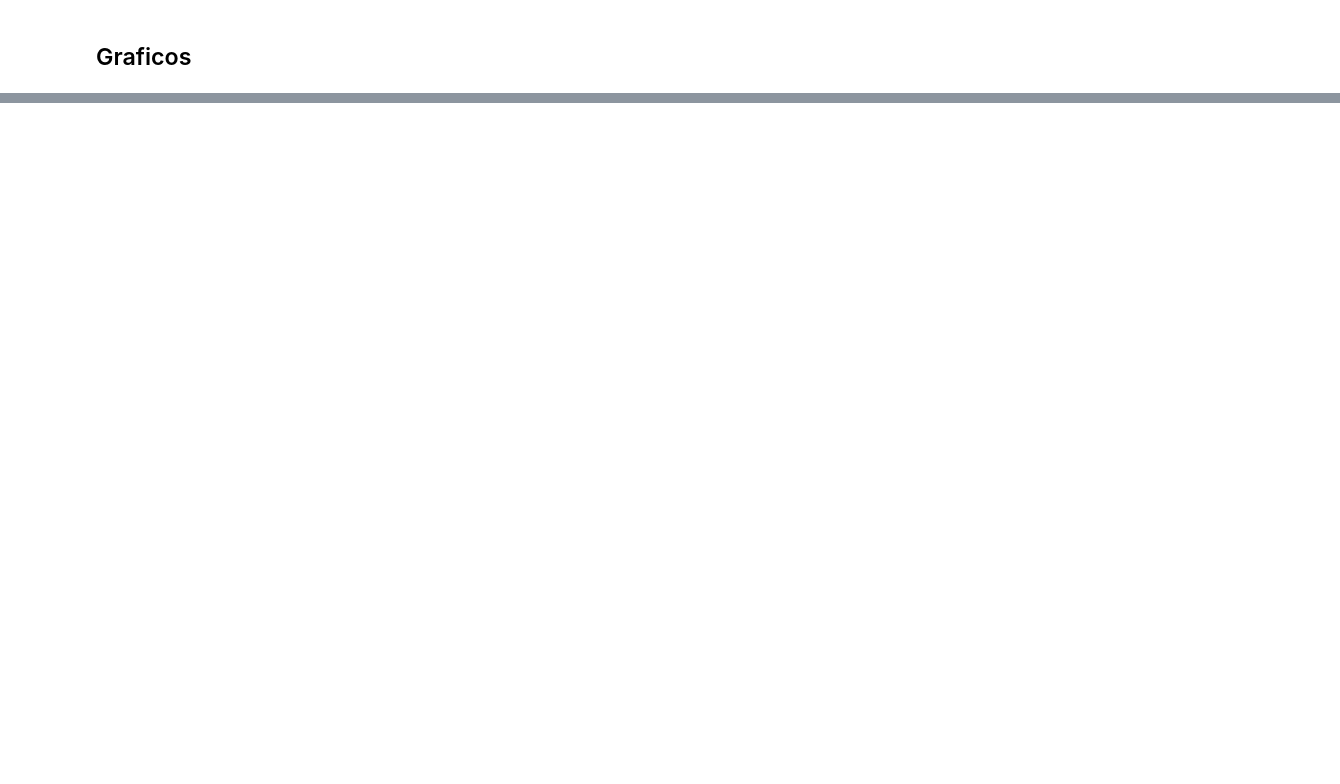
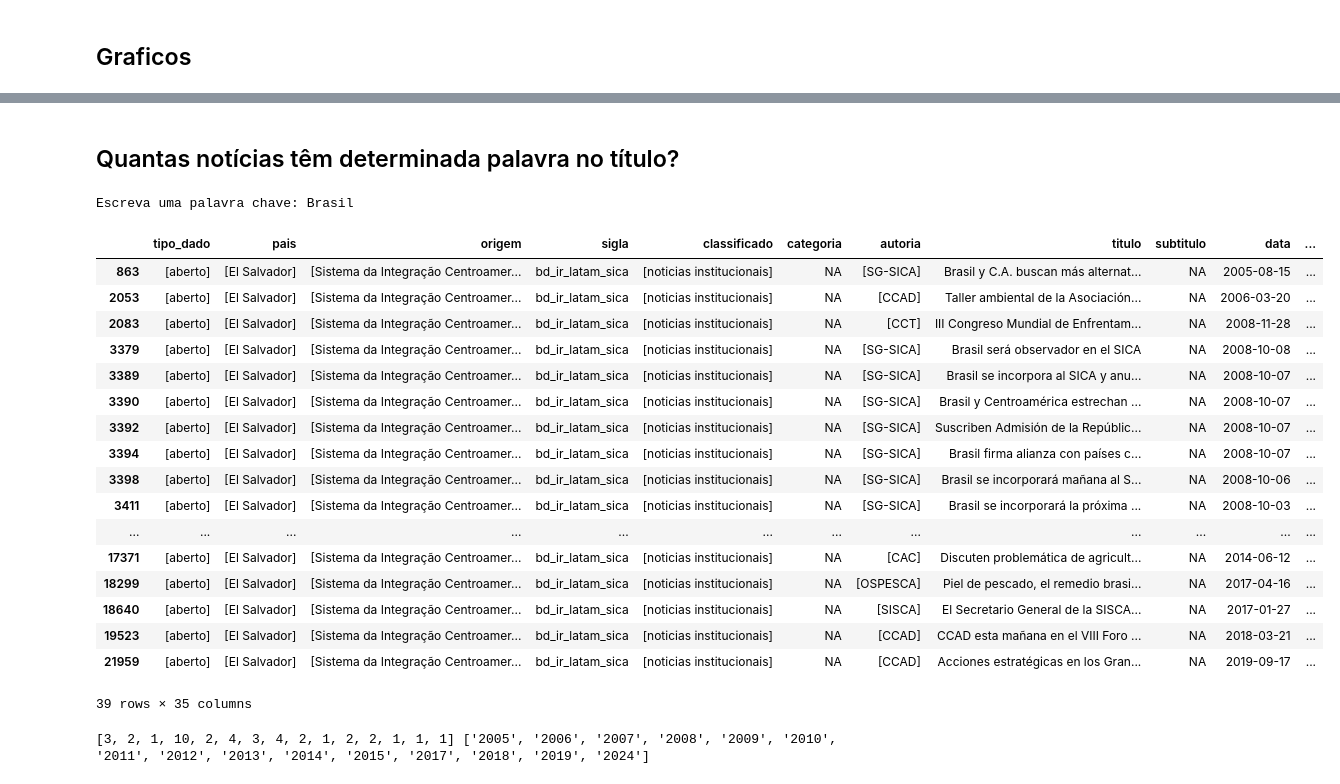
Before and after one commit to CaioPalombo/fundamentos, a Jupyter notebook: panda.ipynb, the cells around one changed output, grey strips where cells are left out. Drawn from its saved outputs; the diff is of its cells as text; code cells hidden in the pictures; blank space fills up the shorter version.

```diff
--- a/panda.ipynb
+++ b/panda.ipynb
@@ -255,0 +493,6 @@ ValueError: All arrays must be of the same length
+# %%
+df_sica['sigla'] = df_sica['sigla'].str.lower() #converte todo o texto para letras minúsculas.
+# df_sica['sigla'] = df_sica['sigla'].str.upper() #converte todo o texto para letras maiúsculas.
+df_sica['sigla'] = df_sica['sigla'].str.strip() #remove espaços em branco do início e fim.
+
+df_sica.head()
@@ -255,0 +535,25 @@ ValueError: All arrays must be of the same length
+# %%
+import nltk #Biblioteca de processamento de linguagem natual, de onde serão importadas as Stop Words
+from nltk.corpus import stopwords
+from nltk.tokenize import word_tokenize
+import string
+
+
+# Baixar stopwords do nltk e punkt_tab
+nltk.download('punkt')
+nltk.download('stopwords')
+nltk.download('punkt_tab') # Download the missing resource
+
+# Stopwords em português
+stop_words = set(stopwords.words('portuguese'))
+
+def normalizar_texto(texto):
+    texto = texto.lower() #coloca o texto em letras minúsculas
+    texto = texto.translate(str.maketrans('', '', string.punctuation)) #remove a pontuação
+    palavras = word_tokenize(texto) # tokenizar (dividir em palavras)
+    palavras = [palavra for palavra in palavras if palavra not in stop_words and len(palavra) > 1]  #remover stopwords e palavras com menos de 2 caracteres
+    return palavras
+
+df_sica['tokens'] = df_sica['paragrafos02'].apply(normalizar_texto)
+
+df_sica['tokens']
@@ -255,0 +583,8 @@ ValueError: All arrays must be of the same length
+# %%
+#noticia por ano
+
+df_sica['data']= pd.to_datetime(df_sica['data'], format='%d/%m/%Y')
+df_sica['ano']= pd.to_datetime(df_sica['data']).dt.year
+noticias_por_ano= df_sica['ano'].value_counts().sort_index()
+noticias_por_ano= noticias_por_ano.to_frame()
+noticias_por_ano
@@ -255,0 +615,34 @@ ValueError: All arrays must be of the same length
+# %% [markdown]
+## Quantas notícias têm determinada palavra no título?
+# %%
+palavra_chave = input('Escreva uma palavra chave: ')
+noticias = df_sica[df_sica['titulo'].str.contains(palavra_chave,case=False,na=False)]
+noticias
+# %% [output]
+Escreva uma palavra chave: Brasil
+|  | tipo_dado | pais | origem | sigla | classificado | categoria | autoria | titulo | subtitulo | data | ... |
+| 863 | [aberto] | [El Salvador] | [Sistema da Integração Centroamer... | bd_ir_latam_sica | [noticias institucionais] | NA | [SG-SICA] | Brasil y C.A. buscan más alternat... | NA | 2005-08-15 | ... |
+| 2053 | [aberto] | [El Salvador] | [Sistema da Integração Centroamer... | bd_ir_latam_sica | [noticias institucionais] | NA | [CCAD] | Taller ambiental de la Asociación... | NA | 2006-03-20 | ... |
+| 2083 | [aberto] | [El Salvador] | [Sistema da Integração Centroamer... | bd_ir_latam_sica | [noticias institucionais] | NA | [CCT] | III Congreso Mundial de Enfrentam... | NA | 2008-11-28 | ... |
+| 3379 | [aberto] | [El Salvador] | [Sistema da Integração Centroamer... | bd_ir_latam_sica | [noticias institucionais] | NA | [SG-SICA] | Brasil será observador en el SICA | NA | 2008-10-08 | ... |
+| 3389 | [aberto] | [El Salvador] | [Sistema da Integração Centroamer... | bd_ir_latam_sica | [noticias institucionais] | NA | [SG-SICA] | Brasil se incorpora al SICA y anu... | NA | 2008-10-07 | ... |
+| 3390 | [aberto] | [El Salvador] | [Sistema da Integração Centroamer... | bd_ir_latam_sica | [noticias institucionais] | NA | [SG-SICA] | Brasil y Centroamérica estrechan ... | NA | 2008-10-07 | ... |
+| 3392 | [aberto] | [El Salvador] | [Sistema da Integração Centroamer... | bd_ir_latam_sica | [noticias institucionais] | NA | [SG-SICA] | Suscriben Admisión de la Repúblic... | NA | 2008-10-07 | ... |
+| 3394 | [aberto] | [El Salvador] | [Sistema da Integração Centroamer... | bd_ir_latam_sica | [noticias institucionais] | NA | [SG-SICA] | Brasil firma alianza con países c... | NA | 2008-10-07 | ... |
+| 3398 | [aberto] | [El Salvador] | [Sistema da Integração Centroamer... | bd_ir_latam_sica | [noticias institucionais] | NA | [SG-SICA] | Brasil se incorporará mañana al S... | NA | 2008-10-06 | ... |
+| 3411 | [aberto] | [El Salvador] | [Sistema da Integração Centroamer... | bd_ir_latam_sica | [noticias institucionais] | NA | [SG-SICA] | Brasil se incorporará la próxima ... | NA | 2008-10-03 | ... |
+| ... | ... | ... | ... | ... | ... | ... | ... | ... | ... | ... | ... |
+| 17371 | [aberto] | [El Salvador] | [Sistema da Integração Centroamer... | bd_ir_latam_sica | [noticias institucionais] | NA | [CAC] | Discuten problemática de agricult... | NA | 2014-06-12 | ... |
+| 18299 | [aberto] | [El Salvador] | [Sistema da Integração Centroamer... | bd_ir_latam_sica | [noticias institucionais] | NA | [OSPESCA] | Piel de pescado, el remedio brasi... | NA | 2017-04-16 | ... |
+| 18640 | [aberto] | [El Salvador] | [Sistema da Integração Centroamer... | bd_ir_latam_sica | [noticias institucionais] | NA | [SISCA] | El Secretario General de la SISCA... | NA | 2017-01-27 | ... |
+| 19523 | [aberto] | [El Salvador] | [Sistema da Integração Centroamer... | bd_ir_latam_sica | [noticias institucionais] | NA | [CCAD] | CCAD esta mañana en el VIII Foro ... | NA | 2018-03-21 | ... |
+| 21959 | [aberto] | [El Salvador] | [Sistema da Integração Centroamer... | bd_ir_latam_sica | [noticias institucionais] | NA | [CCAD] | Acciones estratégicas en los Gran... | NA | 2019-09-17 | ... |
+39 rows × 35 columns
+# %%
+palavra_chave_ano = noticias['titulo'].groupby(noticias['data'].dt.year).count()
+quantidade = palavra_chave_ano.values.tolist()
+anos_int = palavra_chave_ano.index.tolist()
+anos = [str(ano) for ano in anos_int]
+print(quantidade,anos)
+# %% [output]
+[3, 2, 1, 10, 2, 4, 3, 4, 2, 1, 2, 2, 1, 1, 1] ['2005', '2006', '2007', '2008', '2009', '2010', '2011', '2012', '2013', '2014', '2015', '2017', '2018', '2019', '2024']
```
Also changed, not shown: parts of 43 cells of this notebook.
